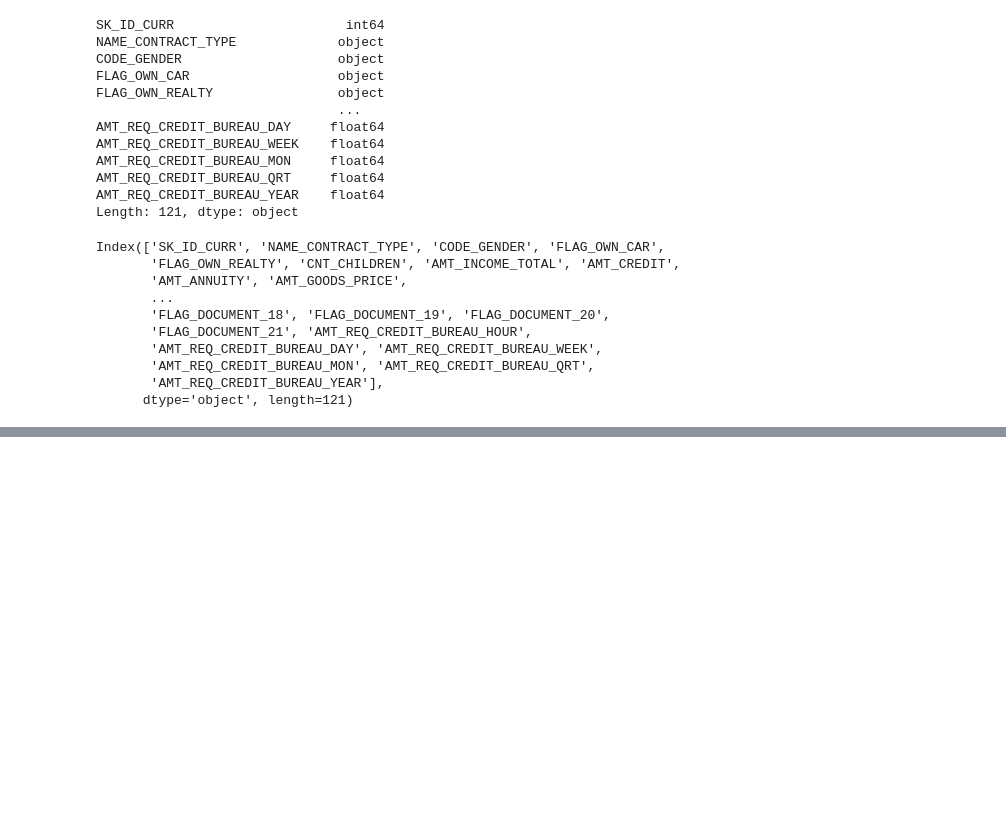
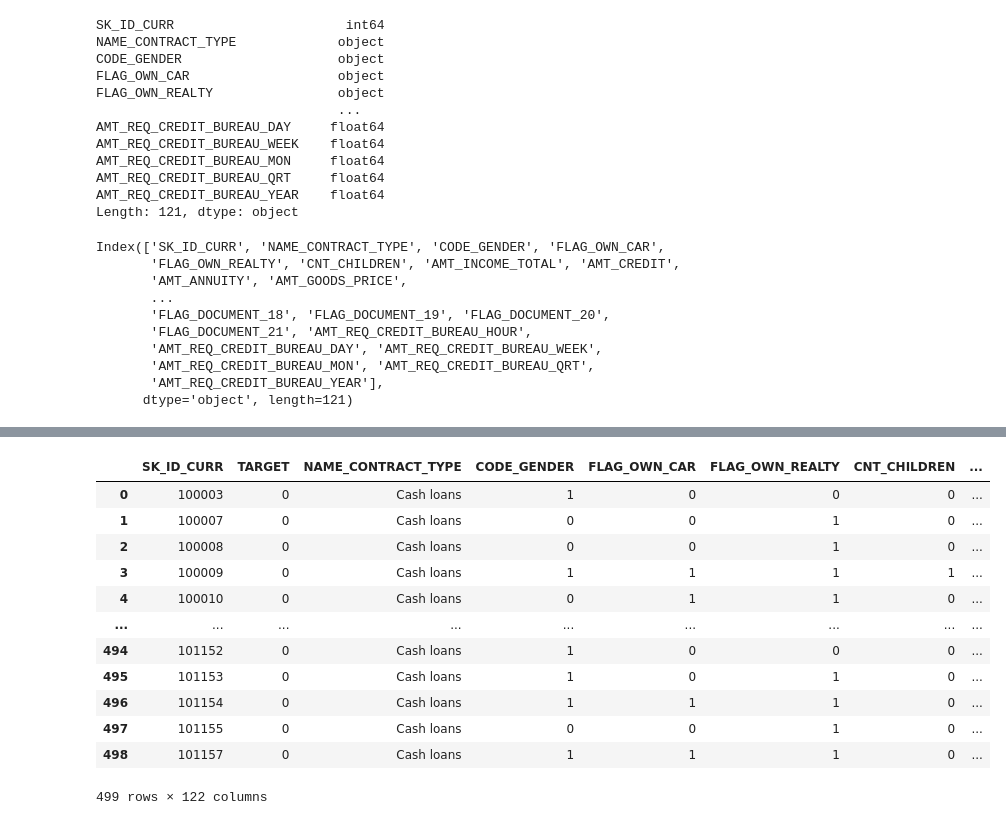
Before and after one commit to oriana1992/kaggle, a Jupyter notebook: Kaggle .ipynb, the cells around one changed output, grey strips where cells are left out. Drawn from its saved outputs; the diff is of its cells as text; code cells hidden in the pictures; blank space fills up the shorter version.

```diff
--- a/Kaggle .ipynb
+++ b/Kaggle .ipynb
@@ -68,0 +126,17 @@ Index(['SK_ID_CURR', 'NAME_CONTRACT_TYPE', 'CODE_GENDER', 'FLAG_OWN_CAR',
+# %%
+df['FLAG_OWN_CAR'] = df['FLAG_OWN_CAR'].replace(['N','Y'],[0,1] )
+df
+# %% [output]
+|  | SK_ID_CURR | TARGET | NAME_CONTRACT_TYPE | CODE_GENDER | FLAG_OWN_CAR | FLAG_OWN_REALTY | CNT_CHILDREN | ... |
+| 0 | 100003 | 0 | Cash loans | 1 | 0 | 0 | 0 | ... |
+| 1 | 100007 | 0 | Cash loans | 0 | 0 | 1 | 0 | ... |
+| 2 | 100008 | 0 | Cash loans | 0 | 0 | 1 | 0 | ... |
+| 3 | 100009 | 0 | Cash loans | 1 | 1 | 1 | 1 | ... |
+| 4 | 100010 | 0 | Cash loans | 0 | 1 | 1 | 0 | ... |
+| ... | ... | ... | ... | ... | ... | ... | ... | ... |
+| 494 | 101152 | 0 | Cash loans | 1 | 0 | 0 | 0 | ... |
+| 495 | 101153 | 0 | Cash loans | 1 | 0 | 1 | 0 | ... |
+| 496 | 101154 | 0 | Cash loans | 1 | 1 | 1 | 0 | ... |
+| 497 | 101155 | 0 | Cash loans | 0 | 0 | 1 | 0 | ... |
+| 498 | 101157 | 0 | Cash loans | 1 | 1 | 1 | 0 | ... |
+499 rows × 122 columns
```
Also changed, not shown: parts of 14 cells of this notebook.
